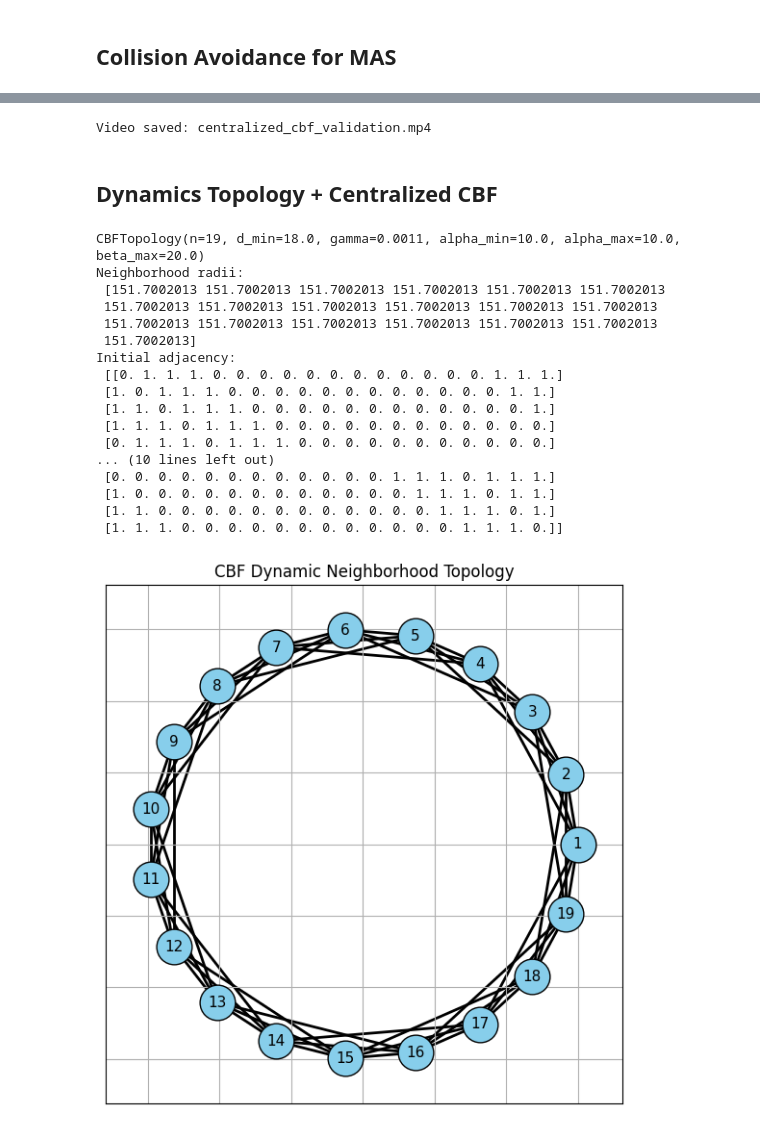
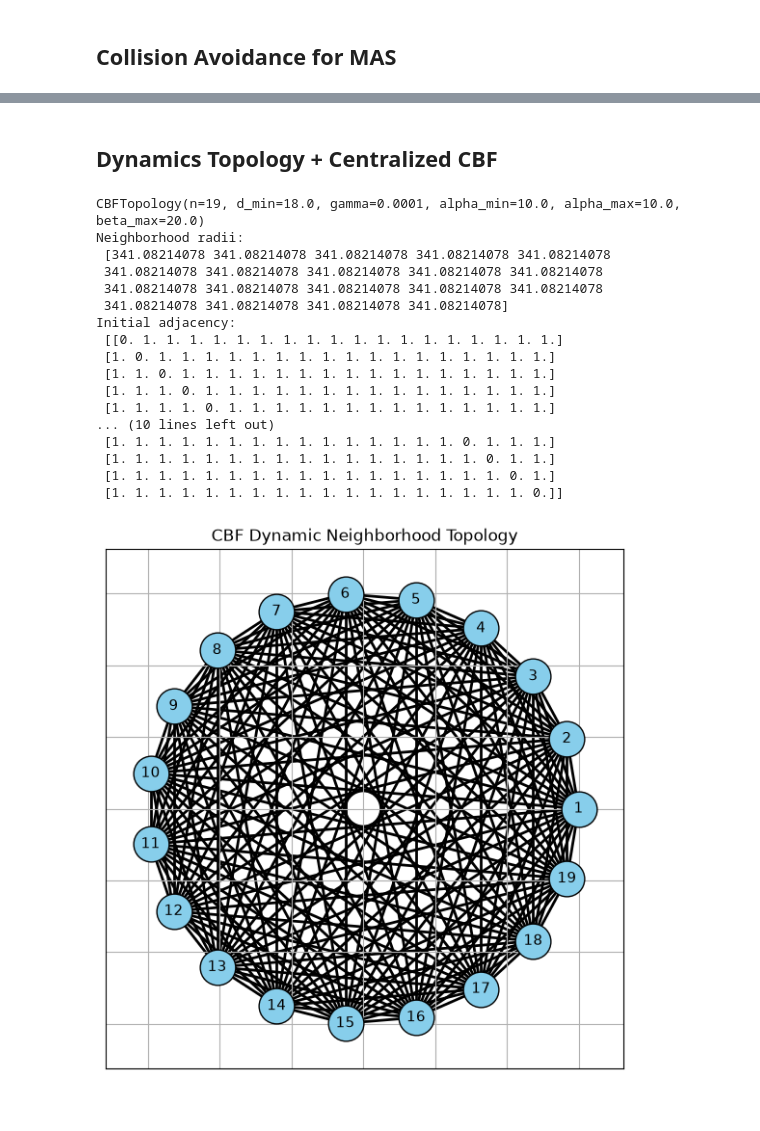
Before and after one commit to hungnguyen-125/Safety_Formation_Control_CBF, a Jupyter notebook: demo/notebooks/centralized_cbf_validation.ipynb, the cells around one changed output, grey strips where cells are left out. Drawn from its saved outputs; the diff is of its cells as text; code cells hidden in the pictures.

Commit message:
Demo: Update 2 demos of centralized CBF validation

```diff
--- a/demo/notebooks/centralized_cbf_validation.ipynb
+++ b/demo/notebooks/centralized_cbf_validation.ipynb
@@ -172,7 +172,7 @@ plt.show()
 ## Collision Avoidance for MAS
 # %%
 # --- Simulation Configuration ---
-N = 19
+N = 9
 R_circle = 150
 dt = 0.1
 T_max = 25.0
@@ -402,13 +404,11 @@ total_frames = int(T_max / dt)
 ani = FuncAnimation(fig, update, frames=total_frames, blit=True)
 
 writer = FFMpegWriter(fps=int(1 / dt), bitrate=2000)
-ani.save("centralized_cbf_validation.mp4", writer=writer)
+ani.save("media/centralized_cbf_validation.mp4", writer=writer)
 
 plt.close(fig)
 
-print("Video saved: centralized_cbf_validation.mp4")
+print("Video saved: media/centralized_cbf_validation.mp4")
-# %% [output]
-Video saved: centralized_cbf_validation.mp4
 # %% [markdown]
 ## Dynamics Topology + Centralized CBF
 # %%
@@ -418,12 +418,12 @@ from safety_formation.controllers.cbf import CBFTopology
 N = 19
 R_circle = 150
 dt = 0.1
-T_max = 30.0
+T_max = 70.0
 steps = int(T_max / dt)
 
-gamma = 0.0011
+gamma = 1e-4
 d_min = 18.0
-k1, k2 = 1.35 , 2.8
+k1, k2 = 0.05, 0.4
 
 alpha_val = 10.0
 beta_val = 20.0
@@ -452,48 +452,48 @@ for i in range(N):
         f_target=[0.0, 0.0, 0.0, 0.0],
         alpha=alpha_val,
         beta=beta_val
     )
 
     # attach target for this experiment
     ag.target = target_pos.reshape(2,)
     agents_list.append(ag)
 
 # --- Fully connected topology ---
 # --- CBF-induced dynamic topology ---
 topology = CBFTopology(
     agent_list=agents_list,
     d_min=d_min,
     gamma=gamma
 )
 
 print(topology)
 print("Neighborhood radii:\n", topology.neighborhood_radii)
 print("Initial adjacency:\n", topology.adj_matrix)
 
 # plot using actual agent positions
 topology.plot(show_radius=False)
 
 # --- CBF filter ---
 cbf_filter = CentralizedCBF(gamma=gamma, safety_dis=d_min)
 # %% [output]
-CBFTopology(n=19, d_min=18.0, gamma=0.0011, alpha_min=10.0, alpha_max=10.0, beta_max=20.0)
+CBFTopology(n=19, d_min=18.0, gamma=0.0001, alpha_min=10.0, alpha_max=10.0, beta_max=20.0)
 Neighborhood radii:
- [151.7002013 151.7002013 151.7002013 151.7002013 151.7002013 151.7002013
- 151.7002013 151.7002013 151.7002013 151.7002013 151.7002013 151.7002013
- 151.7002013 151.7002013 151.7002013 151.7002013 151.7002013 151.7002013
- 151.7002013]
+ [341.08214078 341.08214078 341.08214078 341.08214078 341.08214078
+ 341.08214078 341.08214078 341.08214078 341.08214078 341.08214078
+ 341.08214078 341.08214078 341.08214078 341.08214078 341.08214078
+ 341.08214078 341.08214078 341.08214078 341.08214078]
 Initial adjacency:
- [[0. 1. 1. 1. 0. 0. 0. 0. 0. 0. 0. 0. 0. 0. 0. 0. 1. 1. 1.]
- [1. 0. 1. 1. 1. 0. 0. 0. 0. 0. 0. 0. 0. 0. 0. 0. 0. 1. 1.]
- [1. 1. 0. 1. 1. 1. 0. 0. 0. 0. 0. 0. 0. 0. 0. 0. 0. 0. 1.]
- [1. 1. 1. 0. 1. 1. 1. 0. 0. 0. 0. 0. 0. 0. 0. 0. 0. 0. 0.]
- [0. 1. 1. 1. 0. 1. 1. 1. 0. 0. 0. 0. 0. 0. 0. 0. 0. 0. 0.]
+ [[0. 1. 1. 1. 1. 1. 1. 1. 1. 1. 1. 1. 1. 1. 1. 1. 1. 1. 1.]
+ [1. 0. 1. 1. 1. 1. 1. 1. 1. 1. 1. 1. 1. 1. 1. 1. 1. 1. 1.]
+ [1. 1. 0. 1. 1. 1. 1. 1. 1. 1. 1. 1. 1. 1. 1. 1. 1. 1. 1.]
+ [1. 1. 1. 0. 1. 1. 1. 1. 1. 1. 1. 1. 1. 1. 1. 1. 1. 1. 1.]
+ [1. 1. 1. 1. 0. 1. 1. 1. 1. 1. 1. 1. 1. 1. 1. 1. 1. 1. 1.]
 ... (10 lines left out)
- [0. 0. 0. 0. 0. 0. 0. 0. 0. 0. 0. 0. 1. 1. 1. 0. 1. 1. 1.]
- [1. 0. 0. 0. 0. 0. 0. 0. 0. 0. 0. 0. 0. 1. 1. 1. 0. 1. 1.]
- [1. 1. 0. 0. 0. 0. 0. 0. 0. 0. 0. 0. 0. 0. 1. 1. 1. 0. 1.]
- [1. 1. 1. 0. 0. 0. 0. 0. 0. 0. 0. 0. 0. 0. 0. 1. 1. 1. 0.]]
+ [1. 1. 1. 1. 1. 1. 1. 1. 1. 1. 1. 1. 1. 1. 1. 0. 1. 1. 1.]
+ [1. 1. 1. 1. 1. 1. 1. 1. 1. 1. 1. 1. 1. 1. 1. 1. 0. 1. 1.]
+ [1. 1. 1. 1. 1. 1. 1. 1. 1. 1. 1. 1. 1. 1. 1. 1. 1. 0. 1.]
+ [1. 1. 1. 1. 1. 1. 1. 1. 1. 1. 1. 1. 1. 1. 1. 1. 1. 1. 0.]]
-[figure, old version]
+[figure, new version]
 # %%
 # --- History ---
 history = [[] for _ in range(N)]
```
Also changed, not shown: parts of 7 cells of this notebook, 17 other files.
